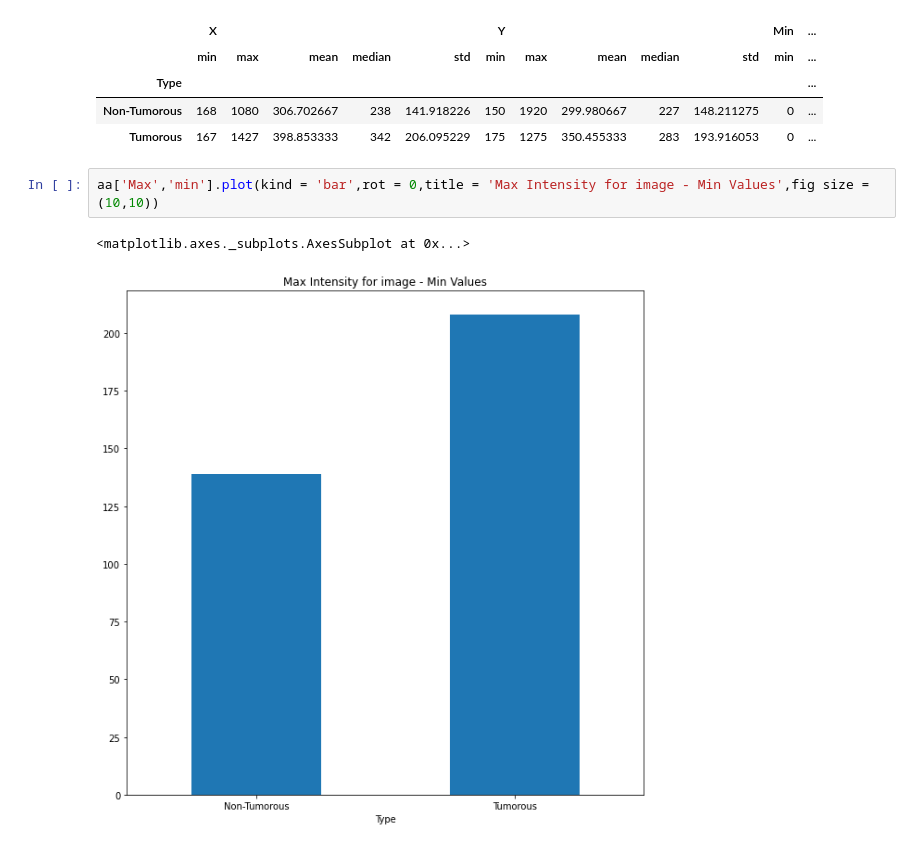
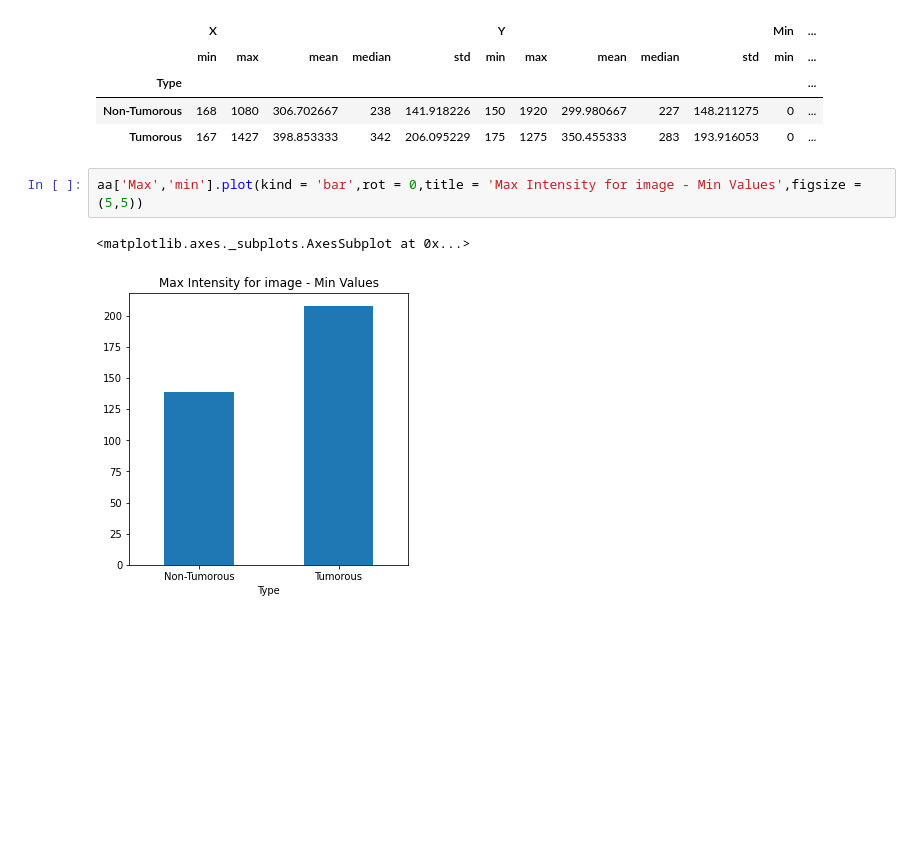
Before and after one commit to salikhussaini/Brain-Tumor-Detection, a Jupyter notebook: EDA/EDA.ipynb, the cells around one changed output. Saved outputs shown, nothing was run; the diff lists cells and outputs as text; blank space fills up the shorter version.

```diff
--- a/EDA/EDA.ipynb
+++ b/EDA/EDA.ipynb
@@ -95,8 +95,8 @@ display(aa)
 | Non-Tumorous | 168 | 1080 | 306.702667 | 238 | 141.918226 | 150 | 1920 | 299.980667 | 227 | 148.211275 | 0 | ... |
 | Tumorous | 167 | 1427 | 398.853333 | 342 | 206.095229 | 175 | 1275 | 350.455333 | 283 | 193.916053 | 0 | ... |
 # %%
-aa['Max','min'].plot(kind = 'bar',rot = 0,title = 'Max Intensity for image - Min Values',fig size = (10,10))
+aa['Max','min'].plot(kind = 'bar',rot = 0,title = 'Max Intensity for image - Min Values',figsize = (5,5))
 # %% [output]
 <matplotlib.axes._subplots.AxesSubplot at 0x...>
-[figure, old version]
+[figure, new version]
 # %%
```
Also changed, not shown: parts of 2 cells of this notebook.
